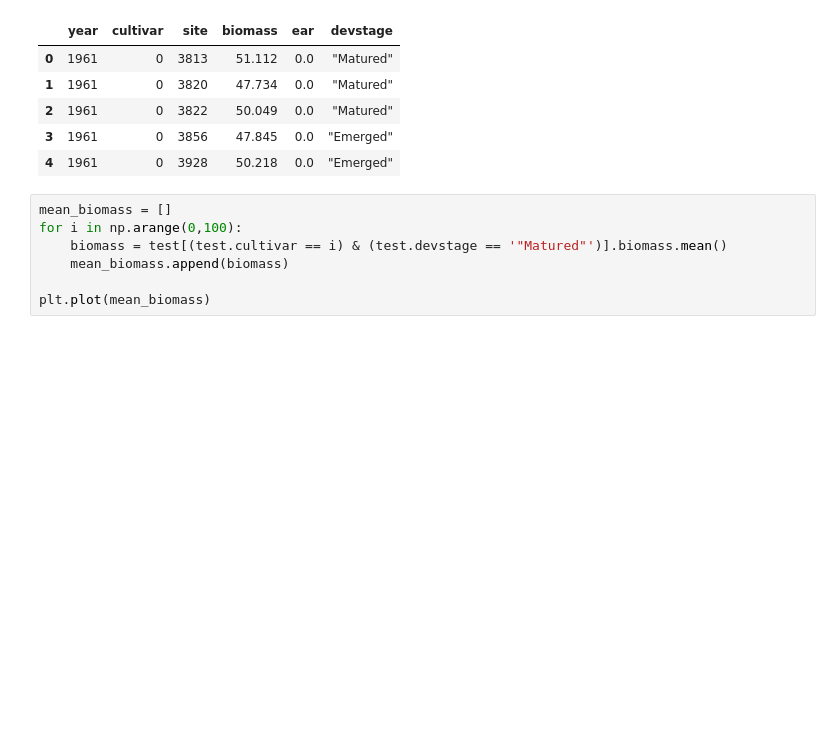
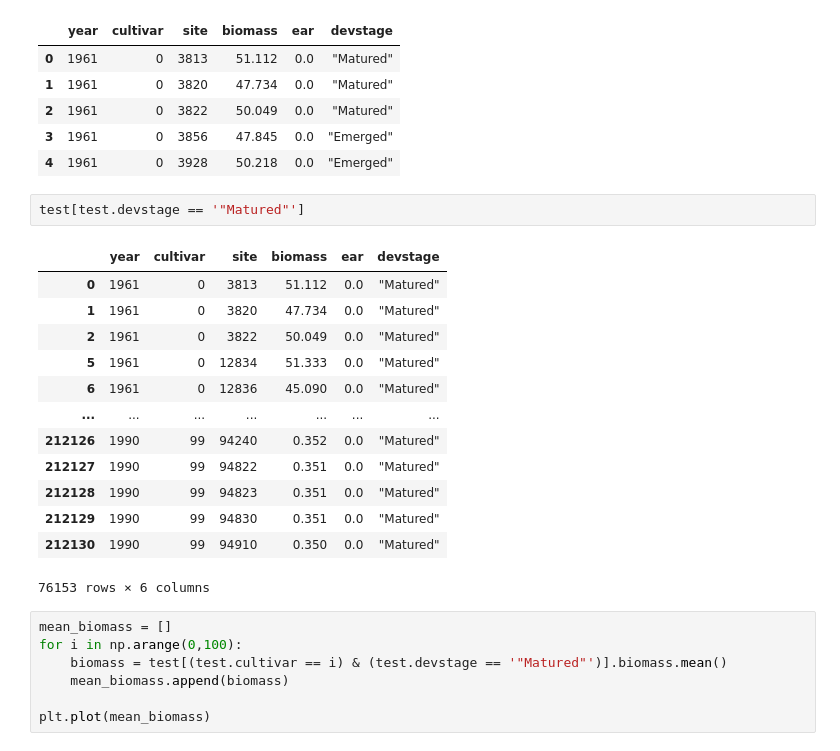
Before and after one commit to jennhsiao/upscale, a Jupyter notebook: notebooks/sim_opt100.ipynb, the cells around one changed output. Saved outputs shown, nothing was run; the diff lists cells and outputs as text; blank space fills up the shorter version.

Commit message:
working on site filtering for irrigation and planting area

```diff
--- a/notebooks/sim_opt100.ipynb
+++ b/notebooks/sim_opt100.ipynb
@@ -165,6 +165,22 @@ test.head()
 | 2 | 1961 | 0 | 3822 | 50.049 | 0.0 | "Matured" |
 | 3 | 1961 | 0 | 3856 | 47.845 | 0.0 | "Emerged" |
 | 4 | 1961 | 0 | 3928 | 50.218 | 0.0 | "Emerged" |
+# %%
+test[test.devstage == '"Matured"']
+# %% [output]
+|  | year | cultivar | site | biomass | ear | devstage |
+| 0 | 1961 | 0 | 3813 | 51.112 | 0.0 | "Matured" |
+| 1 | 1961 | 0 | 3820 | 47.734 | 0.0 | "Matured" |
+| 2 | 1961 | 0 | 3822 | 50.049 | 0.0 | "Matured" |
+| 5 | 1961 | 0 | 12834 | 51.333 | 0.0 | "Matured" |
+| 6 | 1961 | 0 | 12836 | 45.090 | 0.0 | "Matured" |
+| ... | ... | ... | ... | ... | ... | ... |
+| 212126 | 1990 | 99 | 94240 | 0.352 | 0.0 | "Matured" |
+| 212127 | 1990 | 99 | 94822 | 0.351 | 0.0 | "Matured" |
+| 212128 | 1990 | 99 | 94823 | 0.351 | 0.0 | "Matured" |
+| 212129 | 1990 | 99 | 94830 | 0.351 | 0.0 | "Matured" |
+| 212130 | 1990 | 99 | 94910 | 0.350 | 0.0 | "Matured" |
+76153 rows × 6 columns
 # %%
 mean_biomass = []
 for i in np.arange(0,100):
```
Also changed, not shown: parts of 1 cell of this notebook.
